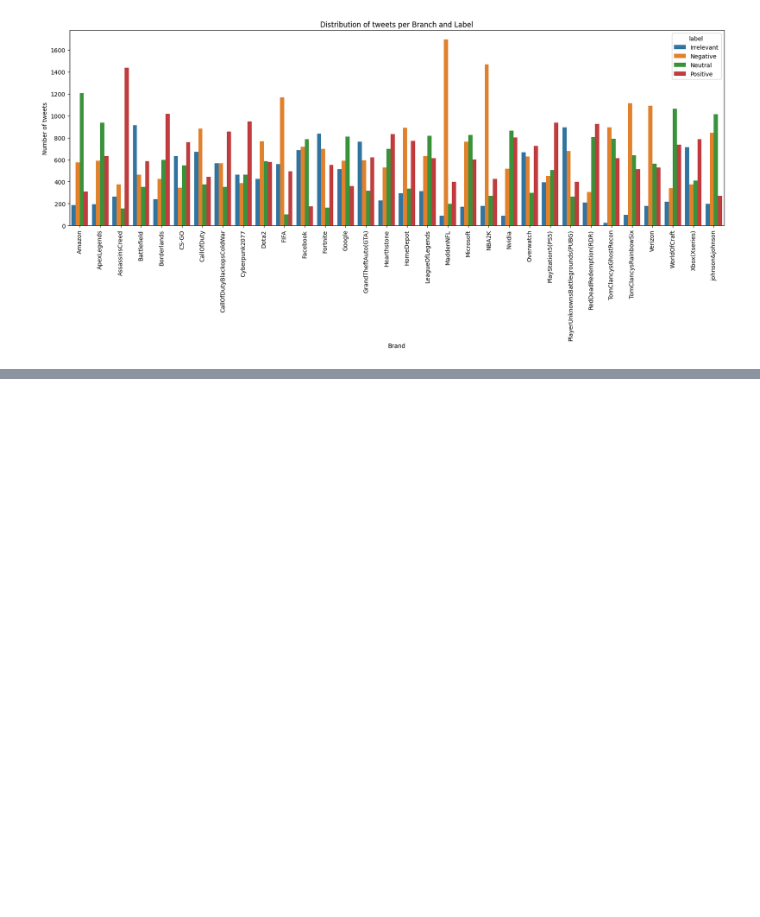
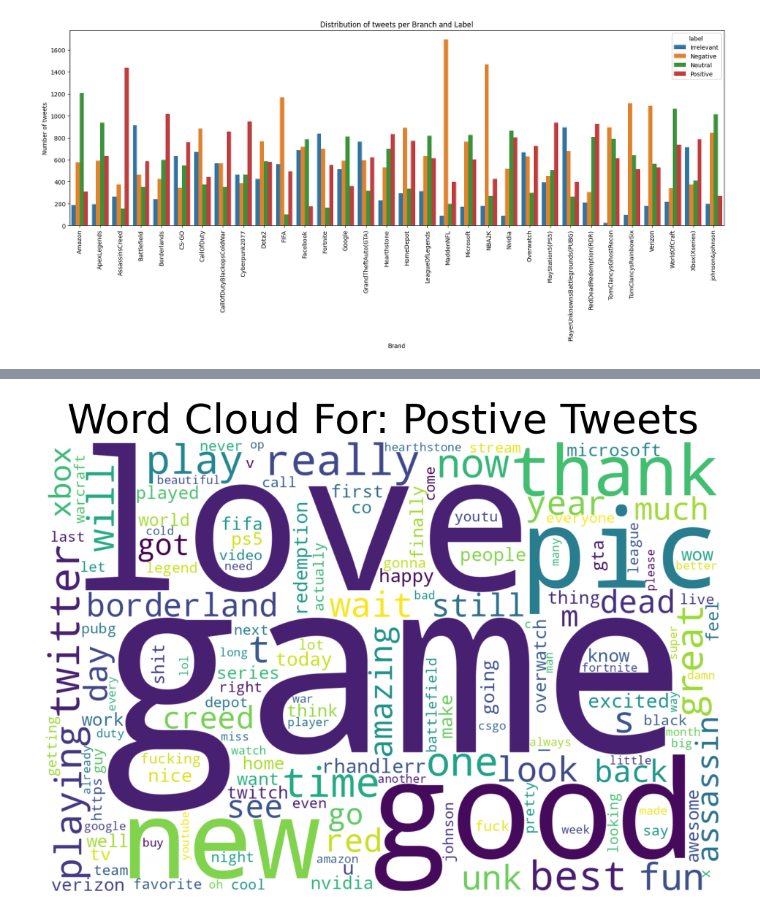
Before and after one commit to Prajwal-Luitel/Twitter-Sentiment-Analysis, a Jupyter notebook: Twitter_Sentiment_Analysis.ipynb, the cells around one changed output, grey strips where cells are left out. Drawn from its saved outputs; the diff is of its cells as text; code cells hidden in the pictures; blank space fills up the shorter version.

```diff
--- a/Twitter_Sentiment_Analysis.ipynb
+++ b/Twitter_Sentiment_Analysis.ipynb
@@ -112,0 +146,4 @@ from wordcloud import WordCloud #Word visualization
+# %%
+generate_word_cloud(positive_text,"Postive Tweets")
+# %% [output]
+[figure, added]
```
Also changed, not shown: parts of 6 cells of this notebook.
